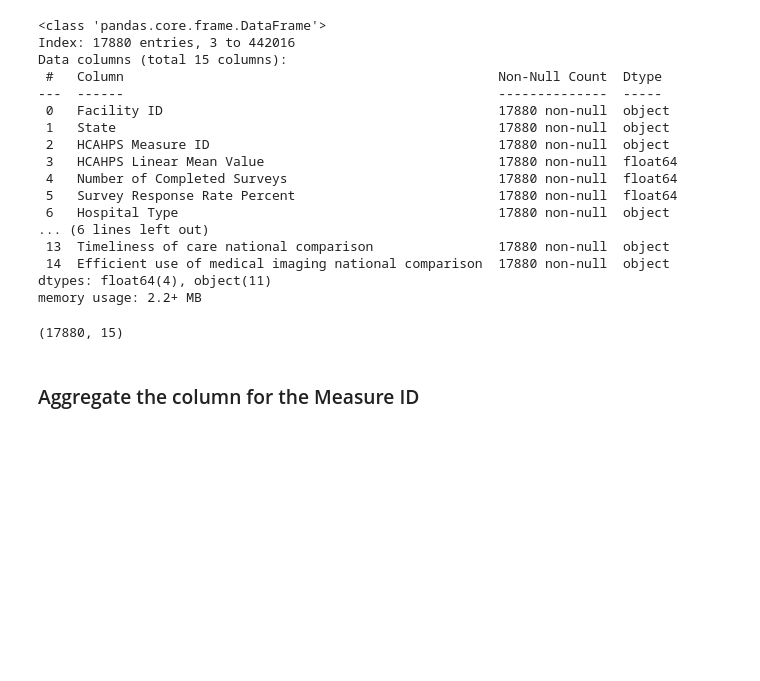
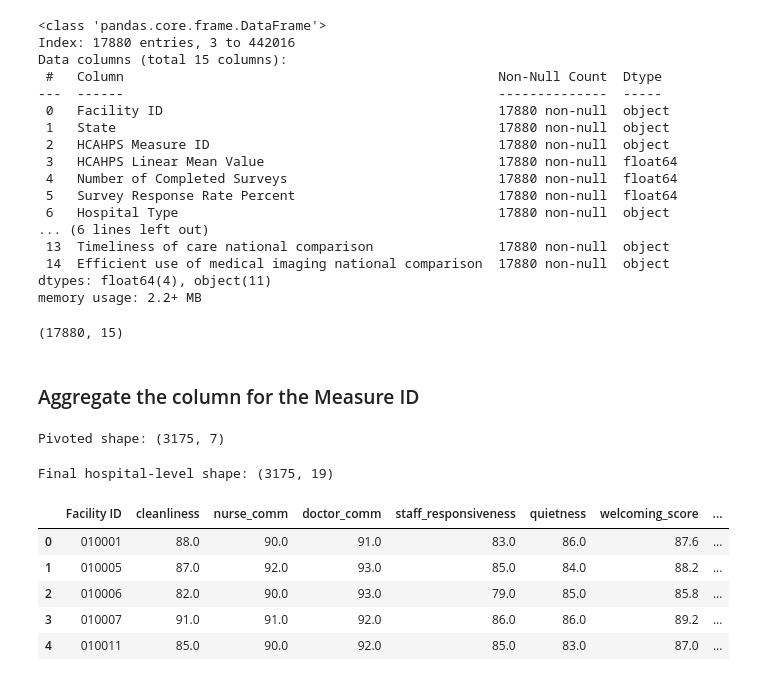
Before and after one commit to ShiharaXcor/tpms-healthcare-satisfaction-analysis, a Jupyter notebook: notebook/data-cleaning.ipynb, the cells around one changed output. Saved outputs shown, nothing was run; the diff lists cells and outputs as text; code cells hidden in the pictures; blank space fills up the shorter version.

Commit message:
finish   the  data  cleaning

```diff
--- a/notebook/data-cleaning.ipynb
+++ b/notebook/data-cleaning.ipynb
@@ -763,3 +763,65 @@ data.shape
 (17880, 15)
 # %% [markdown]
 ###  Aggregate  the  column  for  the  Measure ID
+# %%
+# Pivot: each row becomes a hospital, each measure ID becomes a column with its linear score
+df_pivot = df_cleaned.pivot_table(
+    index='Facility ID',
+    columns='HCAHPS Measure ID',
+    values='HCAHPS Linear Mean Value',
+    aggfunc='first'          # each hospital has exactly one value per measure
+).reset_index()
+
+# Rename columns for clarity (adjust order based on your actual column names)
+# The actual names are: 'H_COMP_1_LINEAR_SCORE', 'H_COMP_2_LINEAR_SCORE',
+# 'H_COMP_3_LINEAR_SCORE', 'H_CLEAN_LINEAR_SCORE', 'H_QUIET_LINEAR_SCORE'
+df_pivot.rename(columns={
+    'H_COMP_1_LINEAR_SCORE': 'nurse_comm',
+    'H_COMP_2_LINEAR_SCORE': 'doctor_comm',
+    'H_COMP_3_LINEAR_SCORE': 'staff_responsiveness',
+    'H_CLEAN_LINEAR_SCORE': 'cleanliness',
+    'H_QUIET_LINEAR_SCORE': 'quietness'
+}, inplace=True)
+
+# Create composite welcoming_score (average of the five)
+df_pivot['welcoming_score'] = df_pivot[['nurse_comm', 'doctor_comm',
+                                        'staff_responsiveness', 'cleanliness',
+                                        'quietness']].mean(axis=1)
+
+print(f"Pivoted shape: {df_pivot.shape}")  # Should be (~3,576 rows, 7 columns)
+# %% [output]
+Pivoted shape: (3175, 7)
+# %%
+# Group by Facility ID and take the first occurrence of each constant column
+constant_cols = [
+    'State', 'Hospital Type', 'Hospital Ownership', 'Emergency Services',
+    'Hospital overall rating',
+    'Safety of care national comparison', 'Patient experience national comparison',
+    'Effectiveness of care national comparison', 'Timeliness of care national comparison',
+    'Efficient use of medical imaging national comparison'
+]
+
+df_constants = df_cleaned.groupby('Facility ID')[constant_cols].first().reset_index()
+# %%
+df_metadata = df_cleaned.groupby('Facility ID')[['Number of Completed Surveys',
+                                                  'Survey Response Rate Percent']].mean().reset_index()
+# %%
+# Start with the pivoted welcoming scores
+df_hospital = df_pivot.copy()
+
+# Merge constants
+df_hospital = df_hospital.merge(df_constants, on='Facility ID', how='left')
+
+# Merge metadata
+df_hospital = df_hospital.merge(df_metadata, on='Facility ID', how='left')
+
+print(f"Final hospital-level shape: {df_hospital.shape}")
+df_hospital.head()
+# %% [output]
+Final hospital-level shape: (3175, 19)
+|  | Facility ID | cleanliness | nurse_comm | doctor_comm | staff_responsiveness | quietness | welcoming_score | ... |
+| 0 | 010001 | 88.0 | 90.0 | 91.0 | 83.0 | 86.0 | 87.6 | ... |
+| 1 | 010005 | 87.0 | 92.0 | 93.0 | 85.0 | 84.0 | 88.2 | ... |
+| 2 | 010006 | 82.0 | 90.0 | 93.0 | 79.0 | 85.0 | 85.8 | ... |
+| 3 | 010007 | 91.0 | 91.0 | 92.0 | 86.0 | 86.0 | 89.2 | ... |
+| 4 | 010011 | 85.0 | 90.0 | 92.0 | 85.0 | 83.0 | 87.0 | ... |
```
Also changed, not shown: parts of 8 cells of this notebook.
